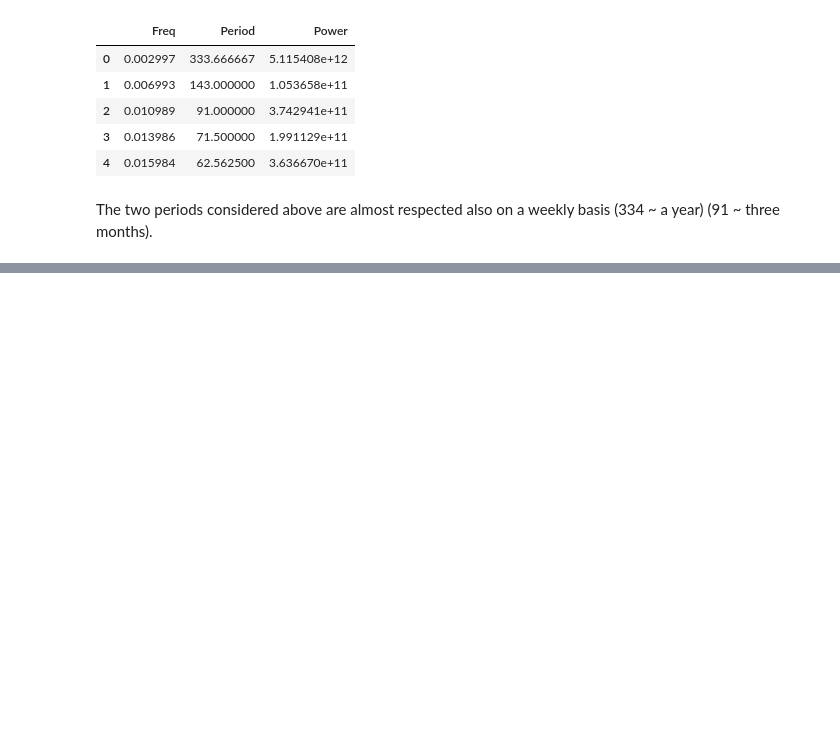
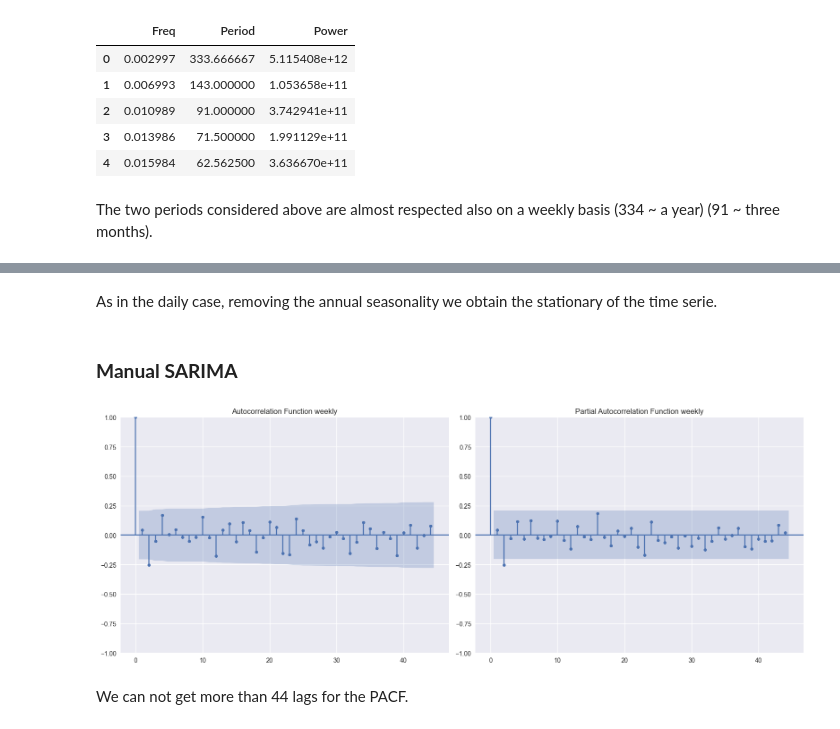
Before and after one commit to AlessandroSignoretto/Statistical_Models_project, a Jupyter notebook: Models_project.ipynb, the cells around one changed output, grey strips where cells are left out. Drawn from its saved outputs; the diff is of its cells as text; code cells hidden in the pictures; blank space fills up the shorter version.

Commit message:
Manual SARIMA

```diff
--- a/Models_project.ipynb
+++ b/Models_project.ipynb
@@ -841,3 +827,8 @@ display(peaks_tab)
 | 4 | 0.015984 | 62.562500 | 3.636670e+11 |
 # %% [markdown]
 The two periods considered above are almost respected also on a weekly basis (334 ~ a year) (91 ~ three months).
+# %%
+train_data_diff52_w = train_data_w.diff(52).dropna()
+adfuller_test(train_data_diff52_w)
+print('---------------------------')
+kpss_test(train_data_diff52_w)
@@ -843,0 +847,23 @@ The two periods considered above are almost respected also on a weekly basis (33
+# %% [markdown]
+As in the daily case, removing the annual seasonality we obtain the stationary of the time serie.
+# %% [markdown]
+<h3><b>Manual SARIMA</b></h3>
+# %%
+# Create a figure with two subplots
+fig, ax = plt.subplots(1, 2, figsize=(16, 6))
+
+# Plot ACF
+plot_acf(train_data_diff52_w, lags=44, ax=ax[0])
+ax[0].set_title('Autocorrelation Function weekly')
+
+# Plot PACF
+plot_pacf(train_data_diff52_w, lags=44, ax=ax[1], method='ywm')
+ax[1].set_title('Partial Autocorrelation Function weekly')
+
+# Show the plots
+plt.tight_layout()
+plt.show()
+# %% [output]
+[figure, added]
+# %% [markdown]
+We can not get more than 44 lags for the PACF.
```
Also changed, not shown: parts of 18 cells of this notebook.
